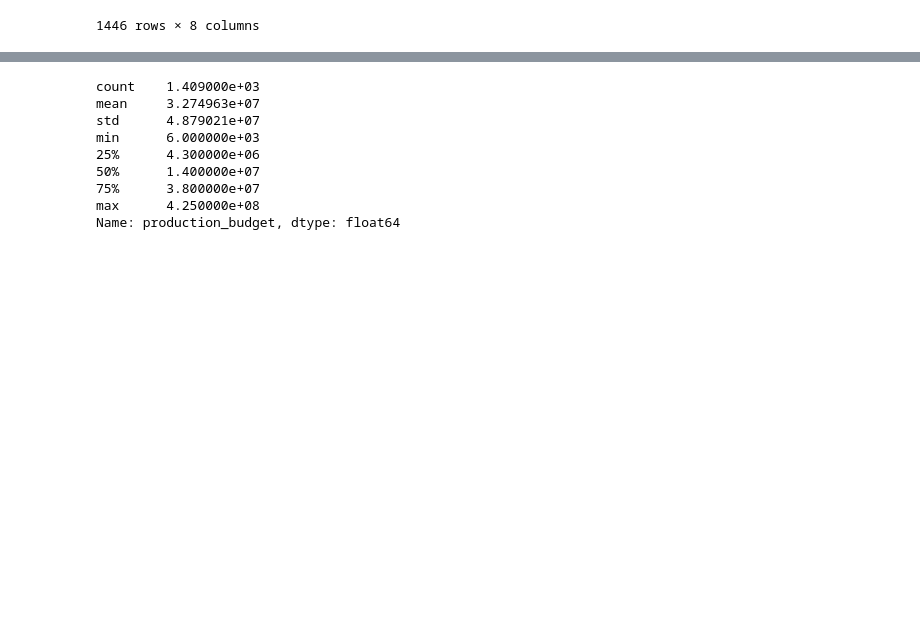
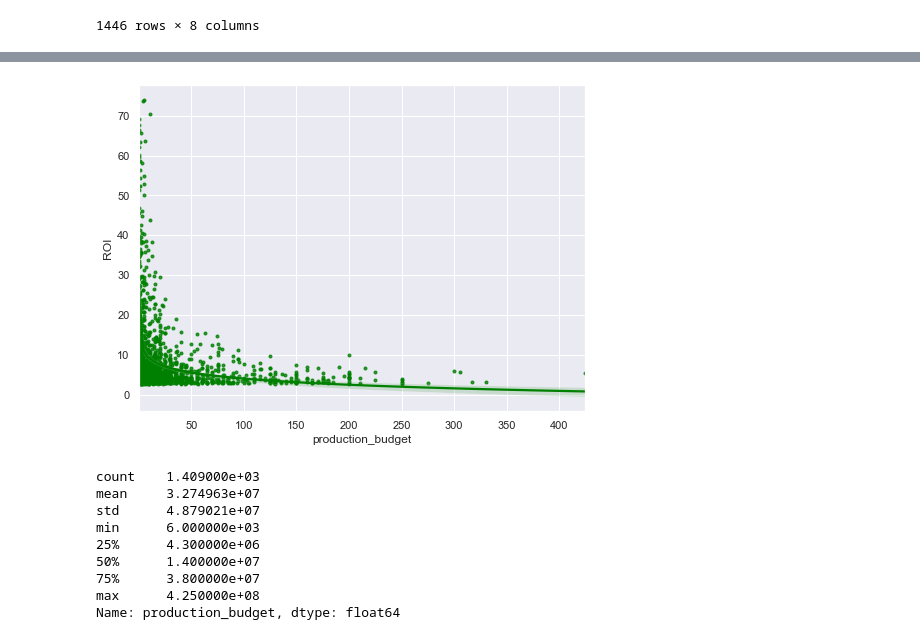
Before and after one commit to Limonada24/Capstone-Project-1, a Jupyter notebook: Exploration and Visualization.ipynb, the cells around one changed output, grey strips where cells are left out. Saved outputs shown, nothing was run; the diff lists cells and outputs as text; code cells hidden in the pictures; blank space fills up the shorter version.

```diff
--- a/Exploration and Visualization.ipynb
+++ b/Exploration and Visualization.ipynb
@@ -108,3 +109,9 @@ sns.regplot(x=clean_mayor_profits['production_budget'], y=clean_mayor_profits['R
+# %%
+clean_mayor_profits = mayor_profits.drop(mayor_profits[mayor_profits['ROI'] > mayor_profits['ROI'].quantile(.975)].index)
+fig, ax = plt.subplots(figsize=(8,6))
+sns.regplot(x=clean_mayor_profits['production_budget']/1000000, y=clean_mayor_profits['ROI'], color = 'green', marker = '.', logx = True);
+# %% [output]
+[figure, added]
 # %%
 clean_mayor_profits['production_budget'].describe()
 # %% [output]
```
Also changed, not shown: parts of 54 cells of this notebook.
